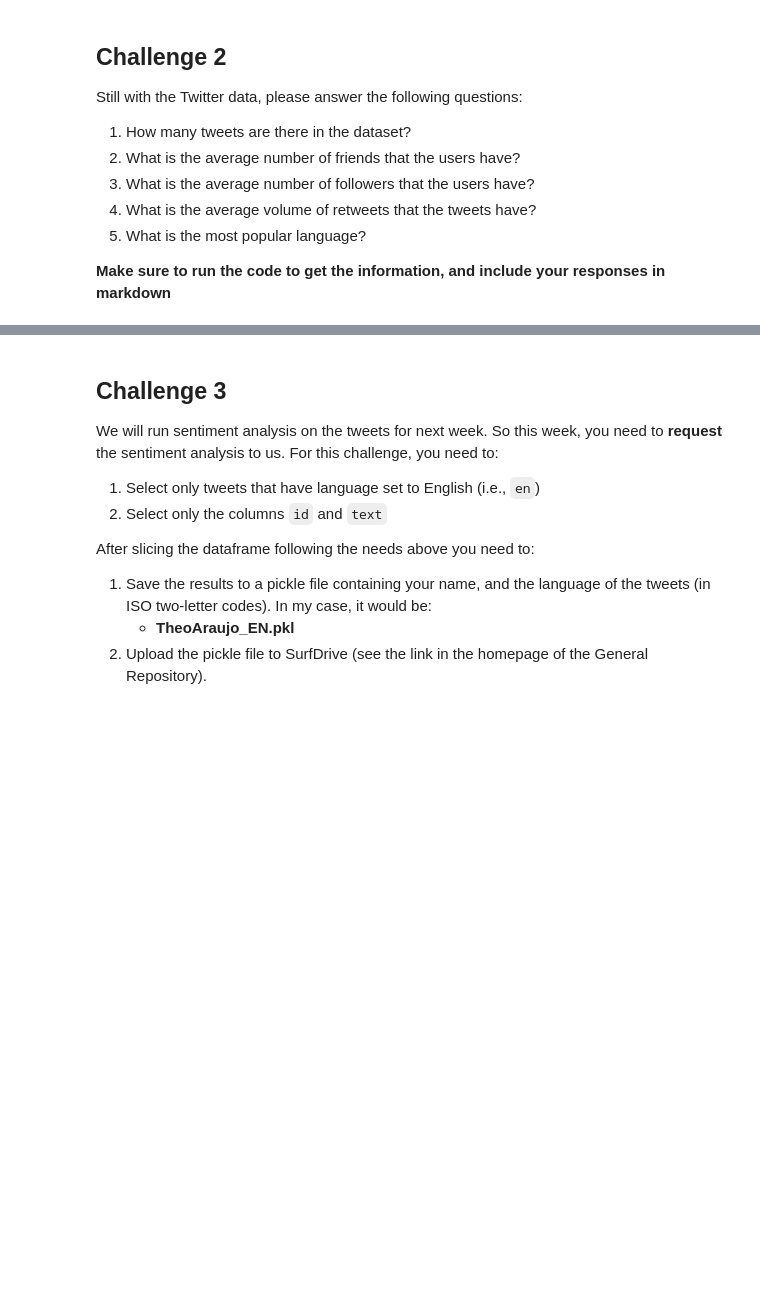
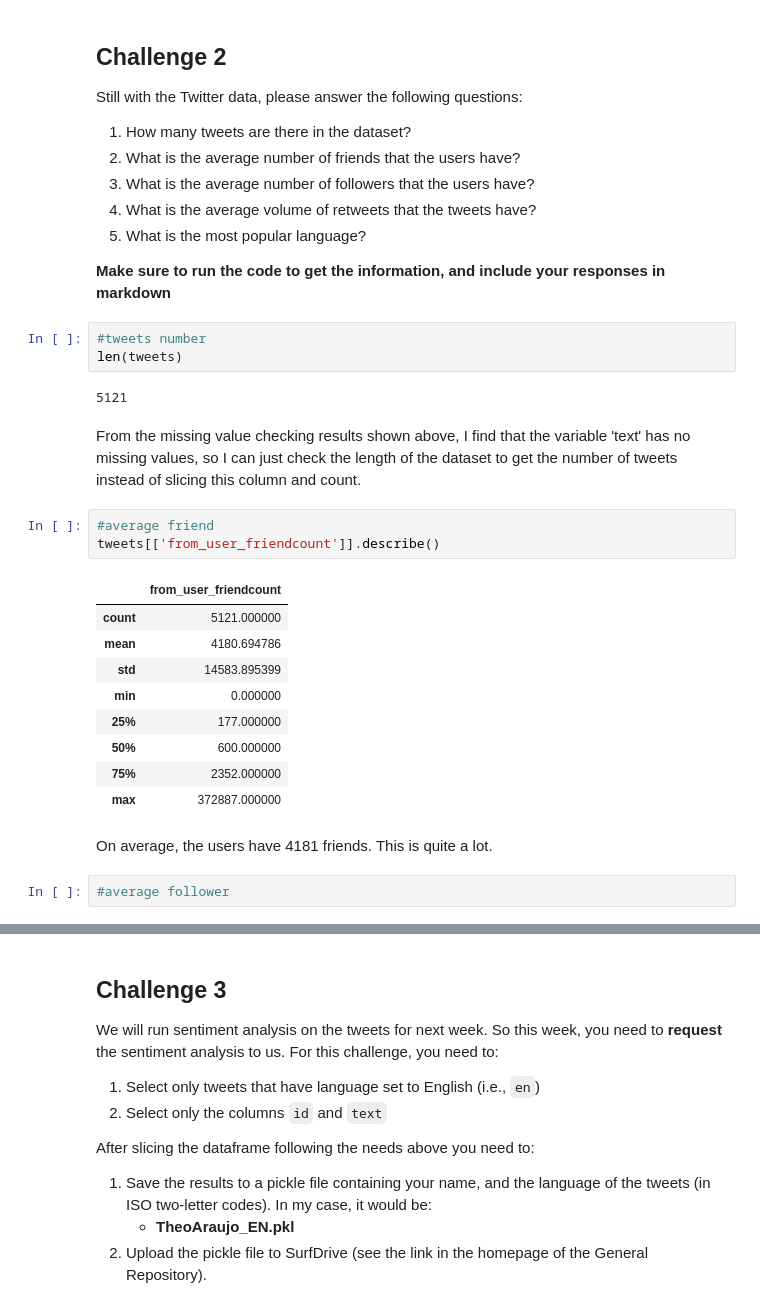
Before and after one commit to Carnavals/DA-Weekly_challenge, a Jupyter notebook: 2_DA2/WeeklyChallenges.ipynb, the cells around one changed output, grey strips where cells are left out. Saved outputs shown, nothing was run; the diff lists cells and outputs as text; blank space fills up the shorter version.

```diff
--- a/2_DA2/WeeklyChallenges.ipynb
+++ b/2_DA2/WeeklyChallenges.ipynb
@@ -47,3 +107,27 @@ Still with the Twitter data, please answer the following questions:
 5. What is the most popular language?
 
 **Make sure to run the code to get the information, and include your responses in markdown**
+# %%
+#tweets number
+len(tweets)
+# %% [output]
+5121
+# %% [markdown]
+From the missing value checking results shown above, I find that the variable 'text' has no missing values, so I can just check the length of the dataset to get the number of tweets instead of slicing this column and count.
+# %%
+#average friend
+tweets[['from_user_friendcount']].describe()
+# %% [output]
+|  | from_user_friendcount |
+| count | 5121.000000 |
+| mean | 4180.694786 |
+| std | 14583.895399 |
+| min | 0.000000 |
+| 25% | 177.000000 |
+| 50% | 600.000000 |
+| 75% | 2352.000000 |
+| max | 372887.000000 |
+# %% [markdown]
+On average, the users have 4181 friends. This is quite a lot.
+# %%
+#average follower
```
Also changed, not shown: parts of 15 cells of this notebook, 4 other files.
